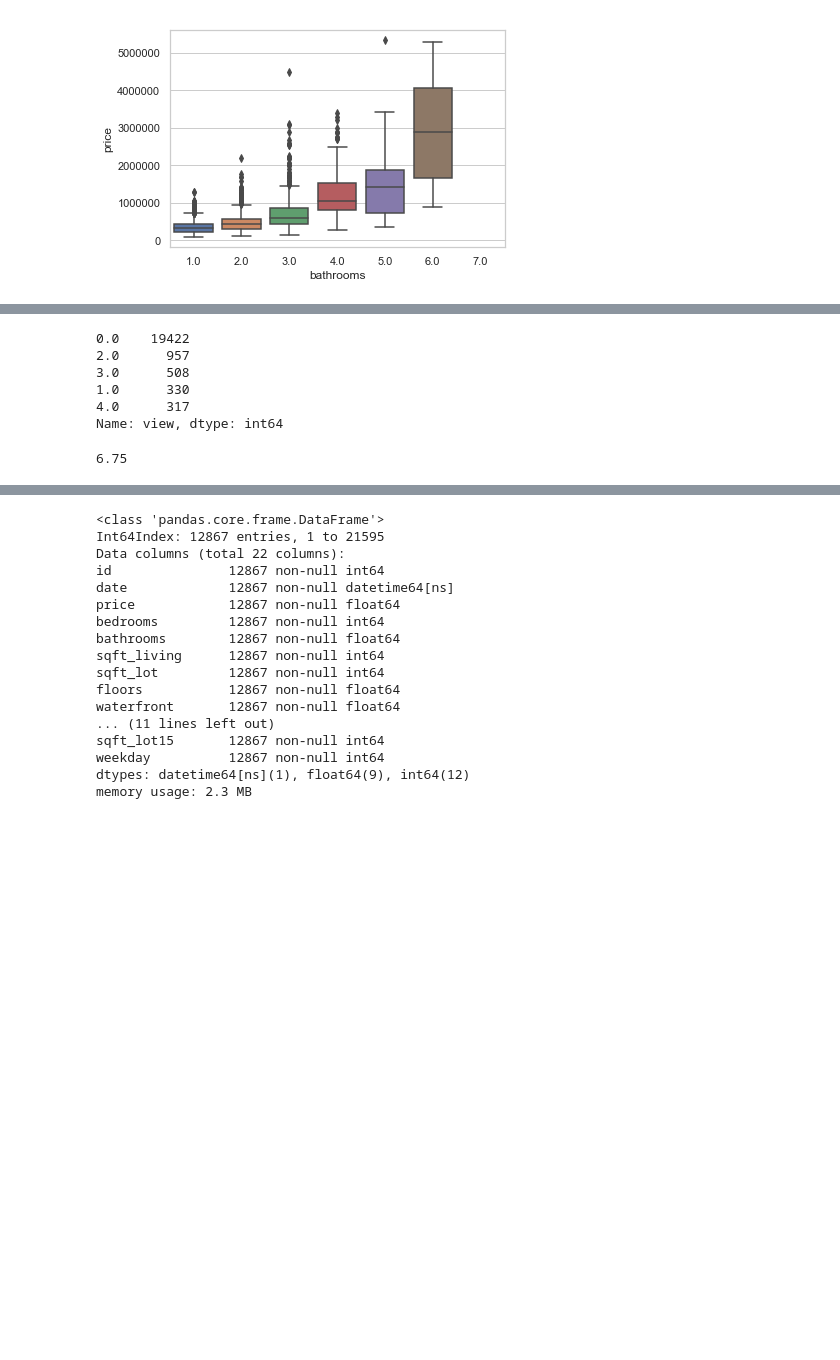
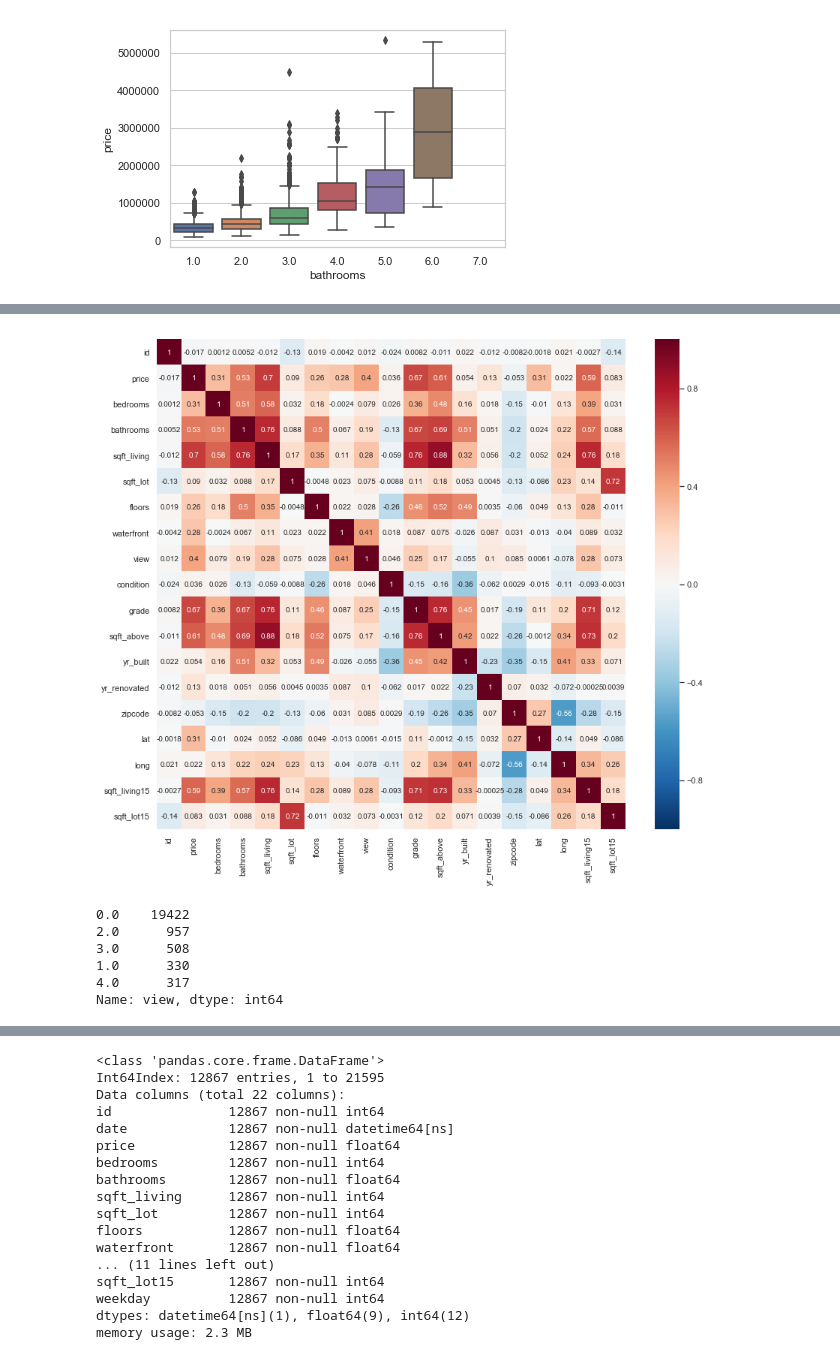
Before and after one commit to matt8955/Mod-1-project, a Jupyter notebook: crisgood.ipynb, the cells around one changed output, grey strips where cells are left out. Cells and saved outputs as stored; diff of their text form; code cells hidden in the pictures; blank space fills up the shorter version.

```diff
--- a/crisgood.ipynb
+++ b/crisgood.ipynb
@@ -143,3 +210,9 @@ dtype: int64
+# %%
+correlation = df.corr()
+plt.figure(figsize=(14, 12))
+heatmap = sns.heatmap(correlation, annot=True,vmin=-1, linewidths=0, cmap="RdBu_r")
+# %% [output]
+[figure, added]
 # %%
 # view missing values
 df.view.isnull().sum()
@@ -151,8 +224,3 @@ df.view.value_counts()
 1.0      330
 4.0      317
 Name: view, dtype: int64
-# %%
-max(df.bedrooms)
-max(df.bathrooms)
-# %% [output]
-6.75
```
Also changed, not shown: parts of 21 cells of this notebook.
